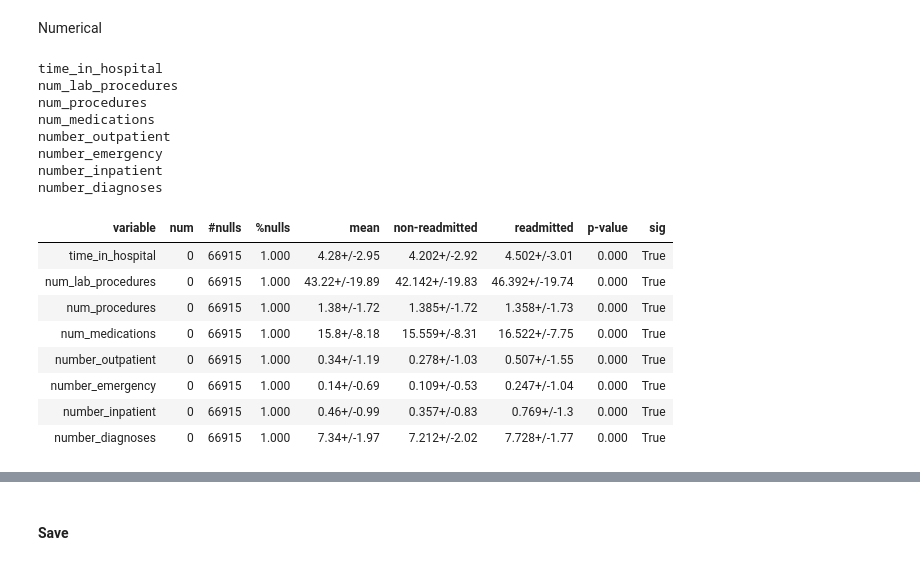
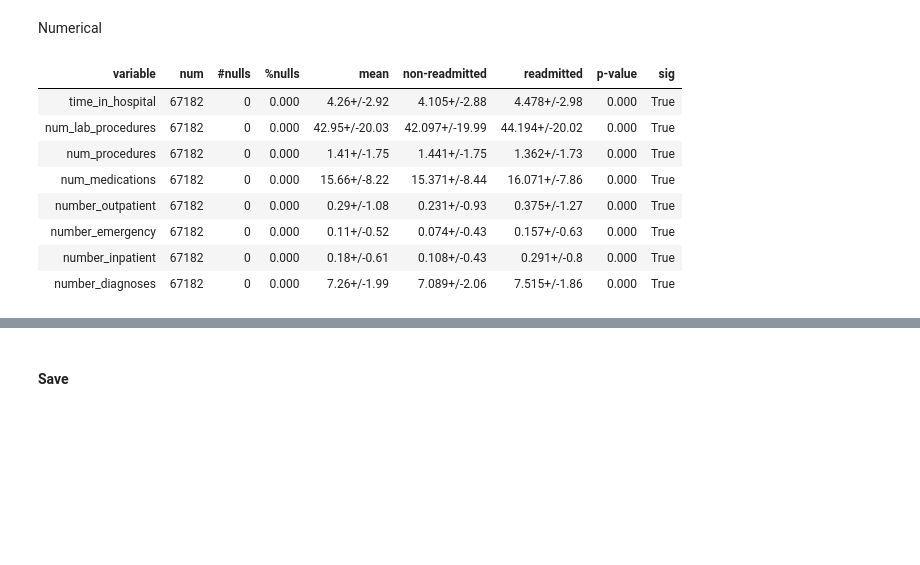
Before and after one commit to CHABOBO/readmission, a Jupyter notebook: notebook/01-data-exploration.ipynb, the cells around one changed output, grey strips where cells are left out. Saved outputs shown, nothing was run; the diff lists cells and outputs as text; code cells hidden in the pictures; blank space fills up the shorter version.

```diff
--- a/notebook/01-data-exploration.ipynb
+++ b/notebook/01-data-exploration.ipynb
@@ -634,51 +671,57 @@ Numerical
 # %%
 from scipy import stats
 
 
-numData = dfFiltered[dfFiltered.columns[catCols == 0]].describe().T[["count","mean","std"]].copy()
-numData.insert(0,"variable",numData.index.values)
-numData.insert(1,"num", numData["count"].isnull().astype(int))
-numData.insert(2,"#nulls", dfFiltered.shape[0] - numData["num"])
-numData.insert(3,"%nulls", numData["#nulls"] / dfFiltered.shape[0])
+for cond in ["non_all", "non_early"]:
+
+    if cond == "non_all":
+        dfFilteredAux = dfFiltered.copy()
+        classVal = dfFiltered["readmitted"]>0
+    else:
+        dfFilteredAux = dfFiltered[dfFiltered["readmitted"]<=1].copy()
+        classVal = dfFilteredAux["readmitted"]>0
 
 
-numData_non_comp = dfFiltered[dfFiltered["readmitted"] == 0][dfFiltered.columns[catCols == 0]].describe().T[["mean","std"]]
-numData_comp = dfFiltered[dfFiltered["readmitted"] > 0][dfFiltered.columns[catCols == 0]].describe().T[["mean","std"]]
+    numData = dfFilteredAux[dfFilteredAux.columns[catCols == 0]].describe().T[["count","mean","std"]].copy()
+    numData.insert(0,"variable",numData.index.values)
+    numData.insert(1,"num", dfFiltered.shape[0] - numData["count"].isnull().astype(int))
+    numData.insert(2,"#nulls",  numData["count"].isnull().astype(int))
+    numData.insert(3,"%nulls", numData["#nulls"] / dfFiltered.shape[0])
 
 
-numData["mean"] = numData["mean"].round(2).astype(str).str.cat(numData["std"].round(2).astype(str), sep="+/-")
-numData["non-readmitted"] = numData_non_comp["mean"].round(3).astype(str).str.cat(numData_non_comp["std"].round(2).astype(str), sep="+/-")
-numData["readmitted"] = numData_comp["mean"].round(3).astype(str).str.cat(numData_comp["std"].round(2).astype(str), sep="+/-")
+    numData_non_comp = dfFilteredAux[dfFilteredAux["readmitted"] == 0][dfFilteredAux.columns[catCols == 0]].describe().T[["mean","std"]]
+    numData_comp = dfFilteredAux[dfFilteredAux["readmitted"] > 0][dfFilteredAux.columns[catCols == 0]].describe().T[["mean","std"]]
 
-pvals = []
-classVal = dfFiltered["readmitted"]>0
 
-for v in numData["variable"].values:
-    print v
-    pvals.append(stats.mannwhitneyu(dfFiltered[v].values.astype(float).reshape(-1,1),
-                 classVal.astype(int).reshape(-1,1),alternative='two-sided')[1])
+    numData["mean"] = numData["mean"].round(2).astype(str).str.cat(numData["std"].round(2).astype(str), sep="+/-")
+    numData["non-readmitted"] = numData_non_comp["mean"].round(3).astype(str).str.cat(numData_non_comp["std"].round(2).astype(str), sep="+/-")
 
-numData["p-value"] = pvals
-numData["sig"] = numData["p-value"] < 0.05
 
-numData = numData[["variable","num","#nulls","%nulls","mean","non-readmitted","readmitted","p-value","sig"]]
+    numData["readmitted" if cond == "non_all" else "early_readmitted"] = numData_comp["mean"].round(3).astype(str).str.cat(numData_comp["std"].round(2).astype(str), sep="+/-")
 
-display(HTML(numData.to_html(index=False)))
+    pvals = []
+
+    for v in numData["variable"].values:
+        #pvals.append(stats.mannwhitneyu(dfFiltered[v].values.astype(float).reshape(-1,1),
+        #             classVal.astype(int).reshape(-1,1),alternative='two-sided')[1])
+        pvals.append(stats.mannwhitneyu(
+            dfFilteredAux[v].loc[classVal == False].values.astype(float).reshape(-1,1),
+            dfFilteredAux[v].loc[classVal == True].values.astype(float).reshape(-1,1)
+            )[1])
+
+    numData["p-value"] = pvals
+    numData["sig"] = numData["p-value"] < 0.05
+
+    numData = numData[["variable","num","#nulls","%nulls","mean","non-readmitted","readmitted" if cond == "non_all" else "early_readmitted","p-value","sig"]]
+
+    display(HTML(numData.to_html(index=False)))
 # %% [output]
-time_in_hospital
-num_lab_procedures
-num_procedures
-num_medications
-number_outpatient
-number_emergency
-number_inpatient
-number_diagnoses
 | variable | num | #nulls | %nulls | mean | non-readmitted | readmitted | p-value | sig |
-| time_in_hospital | 0 | 66915 | 1.000 | 4.28+/-2.95 | 4.202+/-2.92 | 4.502+/-3.01 | 0.000 | True |
-| num_lab_procedures | 0 | 66915 | 1.000 | 43.22+/-19.89 | 42.142+/-19.83 | 46.392+/-19.74 | 0.000 | True |
-| num_procedures | 0 | 66915 | 1.000 | 1.38+/-1.72 | 1.385+/-1.72 | 1.358+/-1.73 | 0.000 | True |
-| num_medications | 0 | 66915 | 1.000 | 15.8+/-8.18 | 15.559+/-8.31 | 16.522+/-7.75 | 0.000 | True |
-| number_outpatient | 0 | 66915 | 1.000 | 0.34+/-1.19 | 0.278+/-1.03 | 0.507+/-1.55 | 0.000 | True |
-| number_emergency | 0 | 66915 | 1.000 | 0.14+/-0.69 | 0.109+/-0.53 | 0.247+/-1.04 | 0.000 | True |
-| number_inpatient | 0 | 66915 | 1.000 | 0.46+/-0.99 | 0.357+/-0.83 | 0.769+/-1.3 | 0.000 | True |
-| number_diagnoses | 0 | 66915 | 1.000 | 7.34+/-1.97 | 7.212+/-2.02 | 7.728+/-1.77 | 0.000 | True |
+| time_in_hospital | 67182 | 0 | 0.000 | 4.26+/-2.92 | 4.105+/-2.88 | 4.478+/-2.98 | 0.000 | True |
+| num_lab_procedures | 67182 | 0 | 0.000 | 42.95+/-20.03 | 42.097+/-19.99 | 44.194+/-20.02 | 0.000 | True |
+| num_procedures | 67182 | 0 | 0.000 | 1.41+/-1.75 | 1.441+/-1.75 | 1.362+/-1.73 | 0.000 | True |
+| num_medications | 67182 | 0 | 0.000 | 15.66+/-8.22 | 15.371+/-8.44 | 16.071+/-7.86 | 0.000 | True |
+| number_outpatient | 67182 | 0 | 0.000 | 0.29+/-1.08 | 0.231+/-0.93 | 0.375+/-1.27 | 0.000 | True |
+| number_emergency | 67182 | 0 | 0.000 | 0.11+/-0.52 | 0.074+/-0.43 | 0.157+/-0.63 | 0.000 | True |
+| number_inpatient | 67182 | 0 | 0.000 | 0.18+/-0.61 | 0.108+/-0.43 | 0.291+/-0.8 | 0.000 | True |
+| number_diagnoses | 67182 | 0 | 0.000 | 7.26+/-1.99 | 7.089+/-2.06 | 7.515+/-1.86 | 0.000 | True |
```
Also changed, not shown: parts of 4 cells of this notebook, 7 other files.
